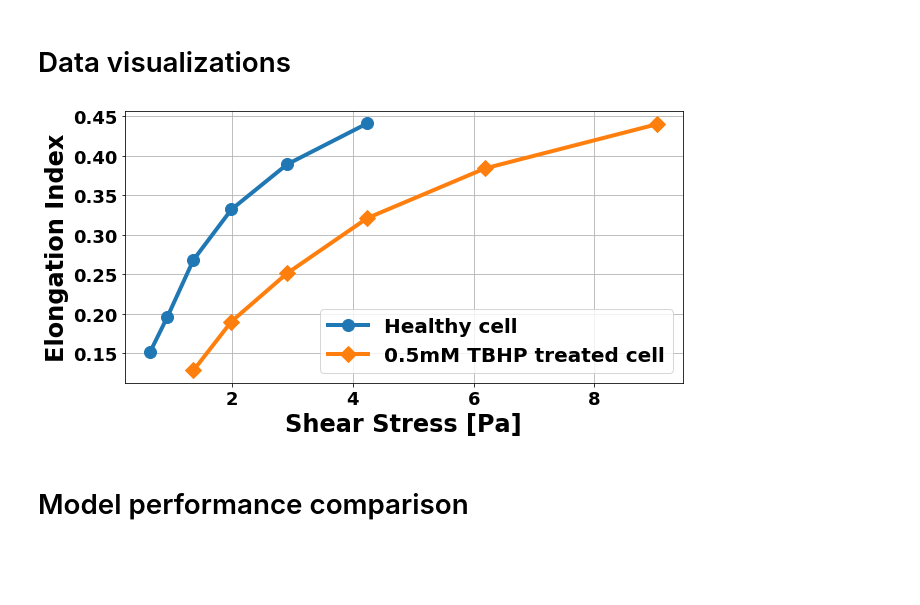
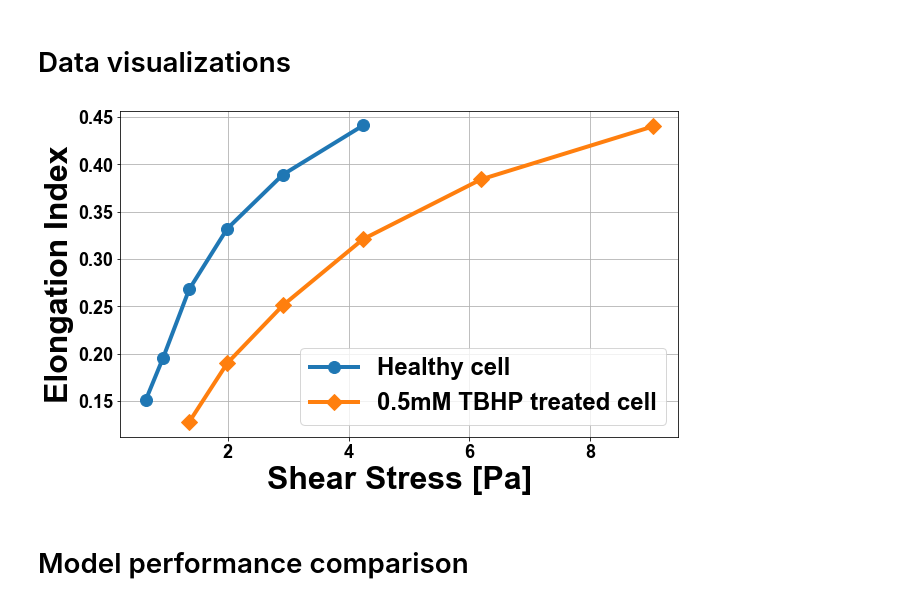
Before and after one commit to devrieskevin/IUQ-Project, a Jupyter notebook: hemocell_visualizations_paper.ipynb, the cells around one changed output. Drawn from its saved outputs; the diff is of its cells as text; code cells hidden in the pictures; blank space fills up the shorter version.

Commit message:
Visualizations redone for paper

```diff
--- a/hemocell_visualizations_paper.ipynb
+++ b/hemocell_visualizations_paper.ipynb
@@ -24,9 +24,13 @@ from local_config import *
 print(plt.style.available)
 #plt.style.use("ggplot")
 
-titlefontsize = 24
-axisfontsize = 24
-labelfontsize = 20
+figpath = "/home/kevin/master_project/figures_for_paper"
+figformat = "jpeg"
+figdpi = 500
+
+#titlefontsize = 24
+#axisfontsize = 24
+#labelfontsize = 20
 
 plt.rcParams["xtick.labelsize"] = 18
 plt.rcParams["ytick.labelsize"] = 18
@@ -34,6 +38,10 @@ plt.rcParams["ytick.labelsize"] = 18
 plt.rcParams["font.weight"] = "bold"
 plt.rcParams["axes.labelweight"] = "bold"
 plt.rcParams["axes.titleweight"] = "bold"
+
+plt.rcParams['figure.dpi'] = figdpi
+
+plt.rcParams["font.family"] = "Arial"
 # %% [output]
 ['seaborn-muted', 'seaborn-deep', 'seaborn-ticks', 'seaborn-dark', 'dark_background', 'seaborn-pastel', 'seaborn-darkgrid', 'seaborn-colorblind', 'tableau-colorblind10', 'fivethirtyeight', 'seaborn-ta ...
 # %%
@@ -112,25 +120,24 @@ names = {"kLink":r"$\mathbf{\kappa_l}$","kBend":r"$\mathbf{\kappa_b}$",
 # %%
 full_stress,el_healthy,el_treated,el_treated_err = data.values[0:10,[1,2,3,4]].T
 
 dx = full_stress[1:] - full_stress[:-1]
 dy_healthy = el_healthy[1:] - el_healthy[:-1]
 dy_treated = el_treated[1:] - el_treated[:-1]
 
 x = (full_stress[:-1] + full_stress[1:]) / 2
 
-plt.figure(figsize=(10,5))
+plt.figure(figsize=(10,6))
 
-plt.xlabel("Shear Stress [Pa]",fontsize=axisfontsize)
-plt.ylabel("Elongation Index",fontsize=axisfontsize)
+plt.xlabel("Shear Stress [Pa]",fontsize=32)
+plt.ylabel("Elongation Index",fontsize=32)
 plt.grid(True)
 plt.plot(full_stress[2:8],el_healthy[2:8],"o-",linewidth=4,markersize=12,label="Healthy cell")
 plt.plot(full_stress[4:10],el_treated[4:10],"D-",linewidth=4,markersize=12,label="0.5mM TBHP treated cell")
 
-plt.legend(fontsize=labelfontsize)
-
-plt.show()
+plt.legend(fontsize=24)
+plt.savefig("%s/ektacytometry_data.%s" % (figpath,figformat),dpi=figdpi,bbox_inches="tight")
 # %% [output]
-[figure, old version]
+[figure, new version]
 # %% [markdown]
 # Model performance comparison
 # %% [markdown]
```
Also changed, not shown: parts of 14 cells of this notebook, 3 other files.
